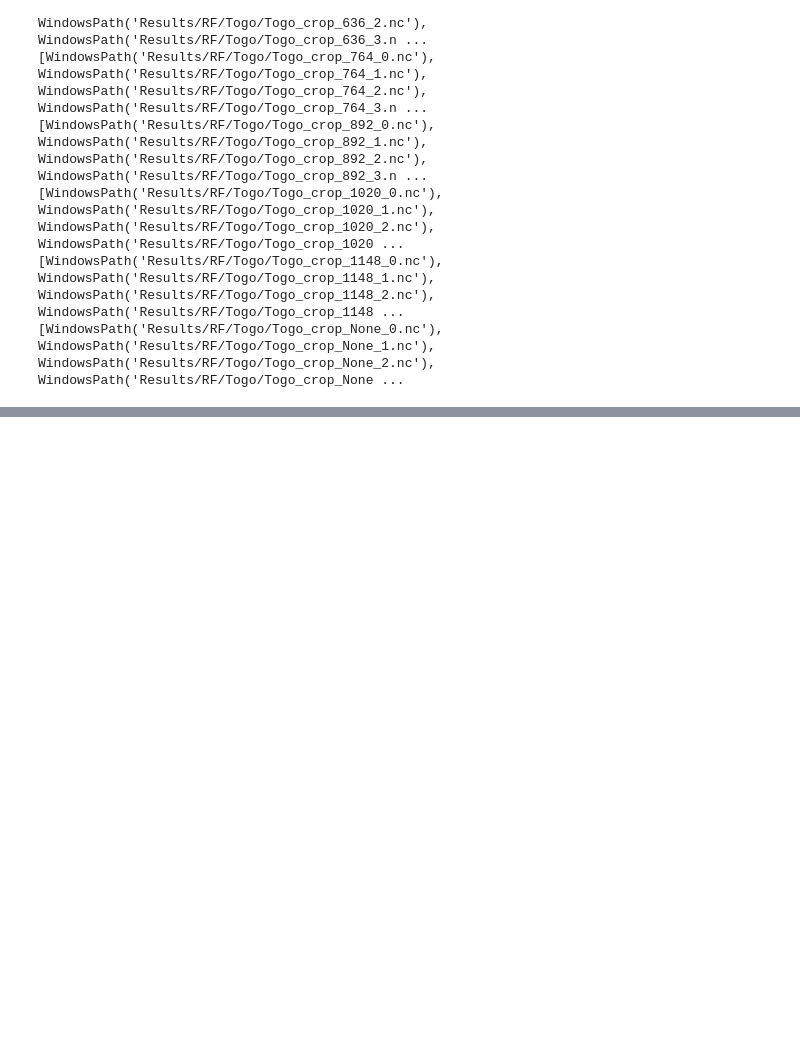
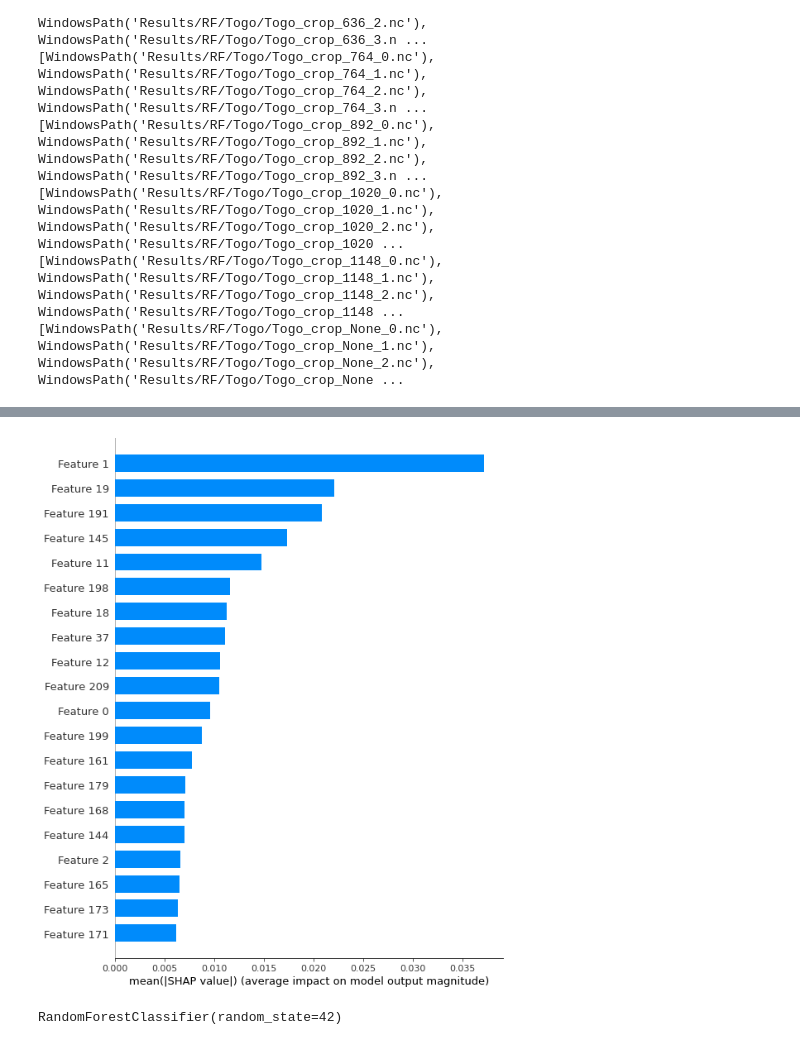
Before and after one commit to ADryInkCartridge/Repal, a Jupyter notebook: TogoRF.ipynb, the cells around one changed output, grey strips where cells are left out. Cells and saved outputs as stored; diff of their text form; code cells hidden in the pictures; blank space fills up the shorter version.

```diff
--- a/TogoRF.ipynb
+++ b/TogoRF.ipynb
@@ -137,0 +158,4 @@ Averaging using sample size
+# %%
+summary_plot(shap_values[1], train_x, plot_type="bar")
+# %% [output]
+[figure, added]
@@ -137,0 +174,5 @@ Averaging using sample size
+# %%
+model = RandomForestClassifier(random_state=42)
+model.fit(train_x, train_y)
+# %% [output]
+RandomForestClassifier(random_state=42)
```
Also changed, not shown: parts of 4 cells of this notebook, 7 other files.
